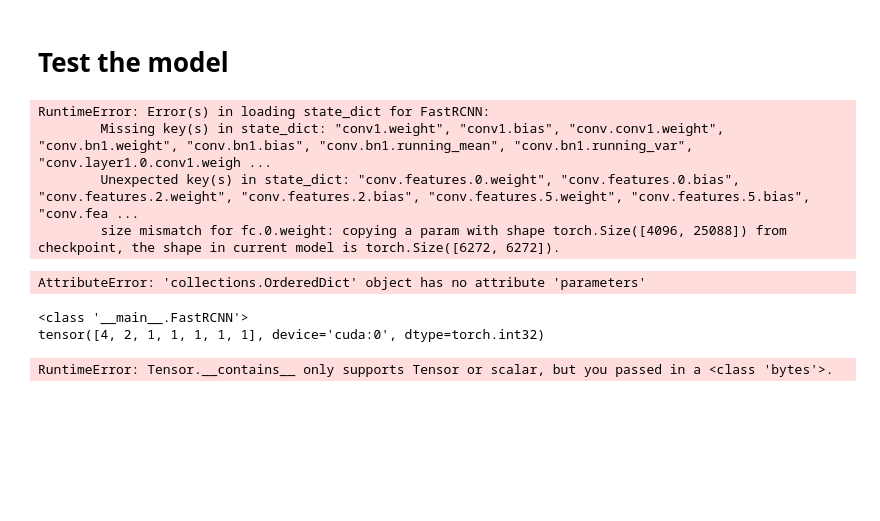
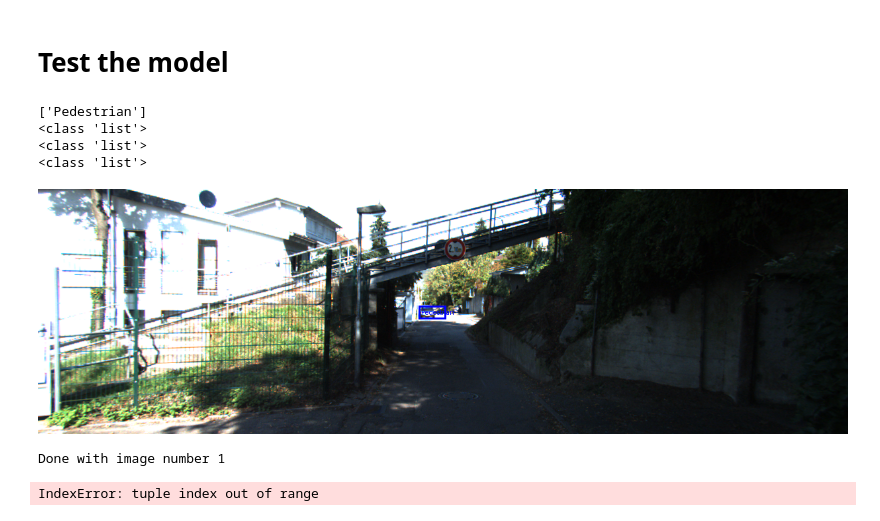
Before and after one commit to baalint02/kitti-object-detection, a Jupyter notebook: fast_rcnn.ipynb, the cells around one changed output. Drawn from its saved outputs; the diff is of its cells as text; code cells hidden in the pictures; blank space fills up the shorter version.

Commit message:
Fully working model - train, test, validation, 1 epoch, 1 batch

```diff
--- a/fast_rcnn.ipynb
+++ b/fast_rcnn.ipynb
@@ -662,6 +685,3 @@ def generate_training_samples(ground_truth: DataSample, saved_rois = None, idx=
     """
 # %% [markdown]
 # Testing training
-# %%
-test_data_sample = next(iter(data_loader))
-generate_training_samples(test_data_sample, train_rois, 5)
@@ -875,7 +898,8 @@ batch_size = 1
 loss_fn = MultiTaskLoss(classification_weights)
 optimizer = optim.Adam(model.parameters(), lr=0.0001, eps=1e-10, weight_decay=2e-4, amsgrad=True)
 scheduler = StepLR(optimizer, step_size=10, gamma=0.1)
-save_path = "best_model2.pth"
+train_rois = torch.load('roi_proposals_list_train.pt')
+valid_rois = torch.load('roi_proposals_list_valid.pt')
 
 
 epochs = 1
@@ -883,6 +907,5 @@ patience = 3
 device = DEVICE
 
 
-
-train_model(model, train_loader, valid_loader, batch_size, loss_fn, optimizer, scheduler, epochs, patience, device, save_path)
+train_model(model, train_loader, valid_loader, batch_size, loss_fn, optimizer, scheduler, epochs, patience, device, train_rois, valid_rois)
 # %% [output]
@@ -932,7 +981,8 @@ def test_model(model: nn.Module,
                 test_loader: DataLoader,
                 batch_size: int,
                 mAP: MeanAveragePrecision,
-                device: torch.device):
+                device: torch.device,
+                test_rois = None):
 
     model.to(device)
 
@@ -940,8 +990,11 @@ def test_model(model: nn.Module,
     model.eval()
     with torch.no_grad():
         for idx, sample in enumerate(test_loader):
-                if not torch.numel(sample[1].get('labels')):
+                if (not torch.numel(sample[1].get('labels'))):
                     continue
+
+                if idx >= len(valid_rois):
+                    break
 
                 img = sample[0]
                 img = img.to(DEVICE)
@@ -949,7 +1002,7 @@ def test_model(model: nn.Module,
                 new_img_shape = (batch_size,) + img.shape
                 img = img.expand(new_img_shape)
 
-                roi, target_class, target_bbox_corr, roi_boxes, real_roi_boxes = generate_training_samples(sample)
+                roi, target_class, target_bbox_corr, roi_boxes, real_roi_boxes = generate_training_samples(sample, test_rois, idx)
 
                 if roi is None:
                     continue
@@ -986,10 +1039,10 @@ def test_model(model: nn.Module,
 
 
                 # Display the test result
-                display_one(img, pred_real_boxes, pred_real_labels)
+                #display_one(img, pred_real_boxes, pred_real_labels)
 
                 torch.cuda.empty_cache()
-                print(f'Done with image number {idx+1}')
+                print(f'Done with image number {idx+1}', end='\r')
 
 
     # Compute the final mAP score
@@ -1043,42 +1096,31 @@ def apply_svd_to_model(model, explained_variance_threshold=0.95):
 
 def count_parameters(model):
     return sum(p.numel() for p in model.parameters())
-# %%
-test_model = FastRCNN()
-apply_svd_to_model(test_model, 0.95)
 # %%
 model = FastRCNN()
 model.load_state_dict(torch.load('best_model.pth'))
-print(model)
+apply_svd_to_model(model, 0.95)
-# %% [output]
-RuntimeError: Error(s) in loading state_dict for FastRCNN:
-        Missing key(s) in state_dict: "conv1.weight", "conv1.bias", "conv.conv1.weight", "conv.bn1.weight", "conv.bn1.bias", "conv.bn1.running_mean", "conv.bn1.running_var", "conv.layer1.0.conv1.weigh ...
-        Unexpected key(s) in state_dict: "conv.features.0.weight", "conv.features.0.bias", "conv.features.2.weight", "conv.features.2.bias", "conv.features.5.weight", "conv.features.5.bias", "conv.fea ...
-        size mismatch for fc.0.weight: copying a param with shape torch.Size([4096, 25088]) from checkpoint, the shape in current model is torch.Size([6272, 6272]).
-# %%
-count_parameters(model)
-# %% [output]
-AttributeError: 'collections.OrderedDict' object has no attribute 'parameters'
 # %%
 # Calling the test
 model = FastRCNN()
 save_path = "best_model.pth"
-#save_path = "best_model2.pth"
+test_rois = torch.load('roi_proposals_list_test.pt')
 batch_size = 1
 loss_fn = MultiTaskLoss(classification_weights)
 mAP = MeanAveragePrecision()
 
 # We have to call it with the best model, which is saved at ./best_model.pth
-#model = FastRCNN()
-model.load_state_dict(torch.load(save_path))
-print(type(model))
 
 # We can truncate the model with truncated SVD
-test_model(model, test_loader, batch_size, mAP, DEVICE)
+test_model(model, test_loader, batch_size, mAP, DEVICE, test_rois)
 # %% [output]
-<class '__main__.FastRCNN'>
-tensor([4, 2, 1, 1, 1, 1, 1], device='cuda:0', dtype=torch.int32)
+['Pedestrian']
+<class 'list'>
+<class 'list'>
+<class 'list'>
+[figure, added]
-RuntimeError: Tensor.__contains__ only supports Tensor or scalar, but you passed in a <class 'bytes'>.
+Done with image number 1
+IndexError: tuple index out of range
 # %%
 # TODO
 
```
Also changed, not shown: parts of 14 cells of this notebook, 1 other file.
